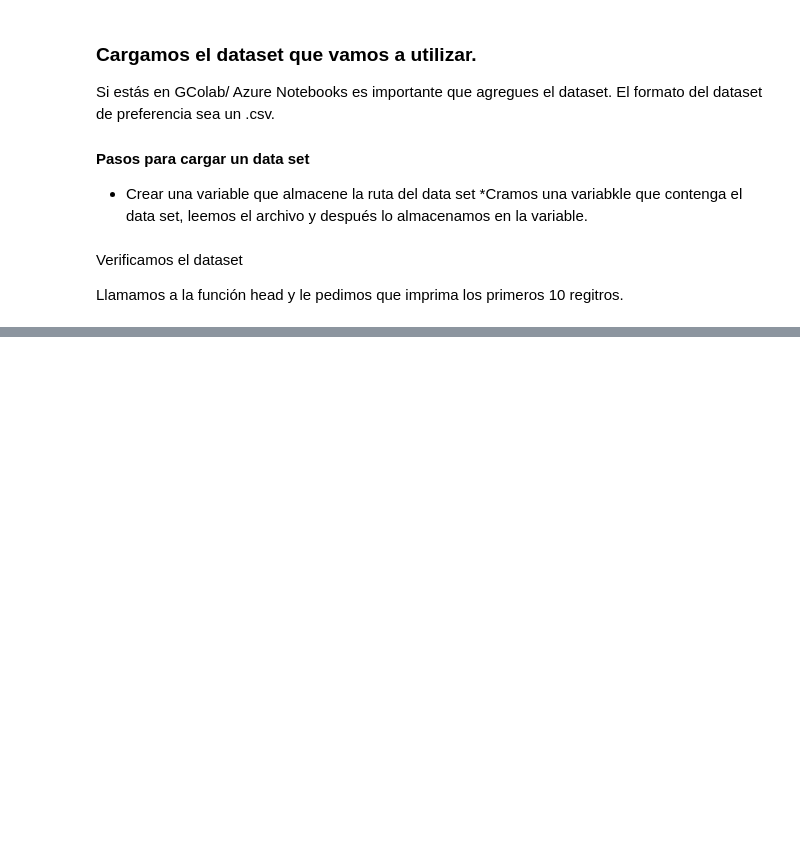
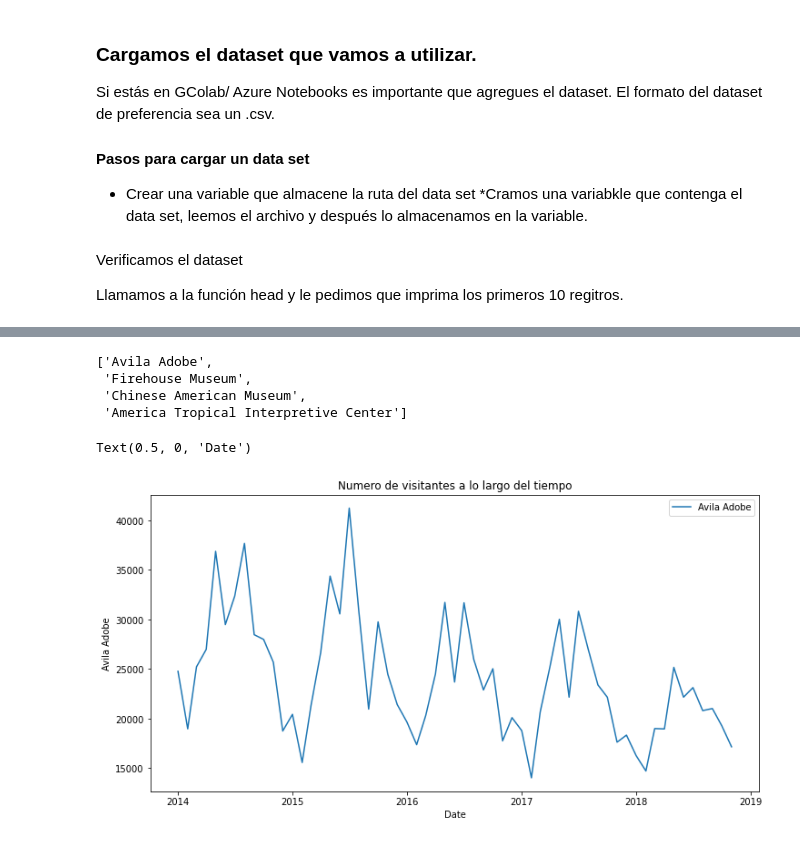
Before and after one commit to DulceMarinG/TallerData, a Jupyter notebook: Taller_de_Data.ipynb, the cells around one changed output, grey strips where cells are left out. Cells and saved outputs as stored; diff of their text form; code cells hidden in the pictures; blank space fills up the shorter version.

```diff
--- a/Taller_de_Data.ipynb
+++ b/Taller_de_Data.ipynb
@@ -49,0 +200,18 @@ Llamamos a la función head y le pedimos que imprima los primeros 10 regitros.
+# %%
+  #LIsta las columnas
+  list(museum_data.columns)
+# %% [output]
+['Avila Adobe',
+ 'Firehouse Museum',
+ 'Chinese American Museum',
+ 'America Tropical Interpretive Center']
+# %%
+#Grafico de lineas que muestre el número de visitantes de Ávila Adobe
+
+plt.figure(figsize=(12,6))
+plt.title('Numero de visitantes a lo largo del tiempo')
+sns.lineplot(data = museum_data['Avila Adobe'],label= 'Avila Adobe')
+plt.xlabel('Date')
+# %% [output]
+Text(0.5, 0, 'Date')
+[figure, added]
```
Also changed, not shown: parts of 25 cells of this notebook.
